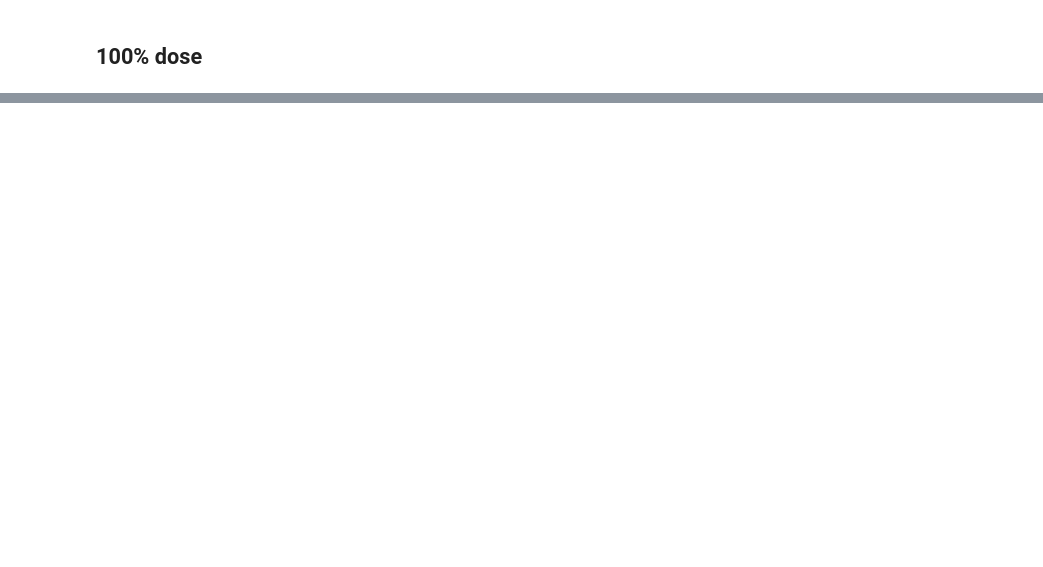
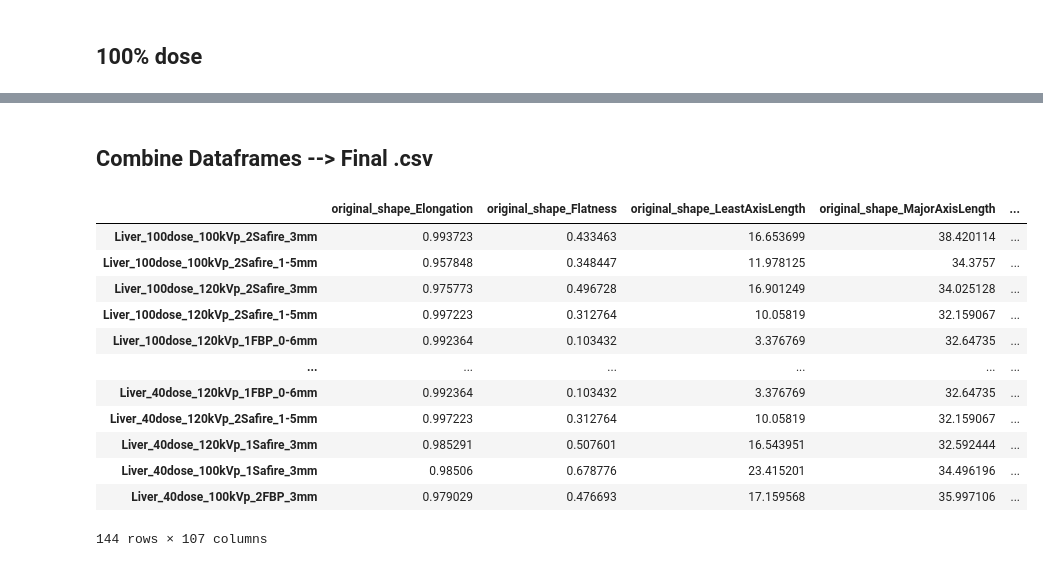
Before and after one commit to Dark-eXe/Radiomics-Xtraction, a Jupyter notebook: Xtraction_Liver.ipynb, the cells around one changed output, grey strips where cells are left out. Drawn from its saved outputs; the diff is of its cells as text; code cells hidden in the pictures; blank space fills up the shorter version.

```diff
--- a/Xtraction_Liver.ipynb
+++ b/Xtraction_Liver.ipynb
@@ -204,0 +274,19 @@ liver_images.remove('.DS_Store')
+# %% [markdown]
+## Combine Dataframes --> Final .csv
+# %%
+df = pd.concat([df_100dose, df_60dose, df_40dose], axis=1).transpose()
+df
+# %% [output]
+|  | original_shape_Elongation | original_shape_Flatness | original_shape_LeastAxisLength | original_shape_MajorAxisLength | ... |
+| Liver_100dose_100kVp_2Safire_3mm | 0.993723 | 0.433463 | 16.653699 | 38.420114 | ... |
+| Liver_100dose_100kVp_2Safire_1-5mm | 0.957848 | 0.348447 | 11.978125 | 34.3757 | ... |
+| Liver_100dose_120kVp_2Safire_3mm | 0.975773 | 0.496728 | 16.901249 | 34.025128 | ... |
+| Liver_100dose_120kVp_2Safire_1-5mm | 0.997223 | 0.312764 | 10.05819 | 32.159067 | ... |
+| Liver_100dose_120kVp_1FBP_0-6mm | 0.992364 | 0.103432 | 3.376769 | 32.64735 | ... |
+| ... | ... | ... | ... | ... | ... |
+| Liver_40dose_120kVp_1FBP_0-6mm | 0.992364 | 0.103432 | 3.376769 | 32.64735 | ... |
+| Liver_40dose_120kVp_2Safire_1-5mm | 0.997223 | 0.312764 | 10.05819 | 32.159067 | ... |
+| Liver_40dose_120kVp_1Safire_3mm | 0.985291 | 0.507601 | 16.543951 | 32.592444 | ... |
+| Liver_40dose_100kVp_1Safire_3mm | 0.98506 | 0.678776 | 23.415201 | 34.496196 | ... |
+| Liver_40dose_100kVp_2FBP_3mm | 0.979029 | 0.476693 | 17.159568 | 35.997106 | ... |
+144 rows × 107 columns
```
Also changed, not shown: parts of 5 cells of this notebook, 1 other file.
